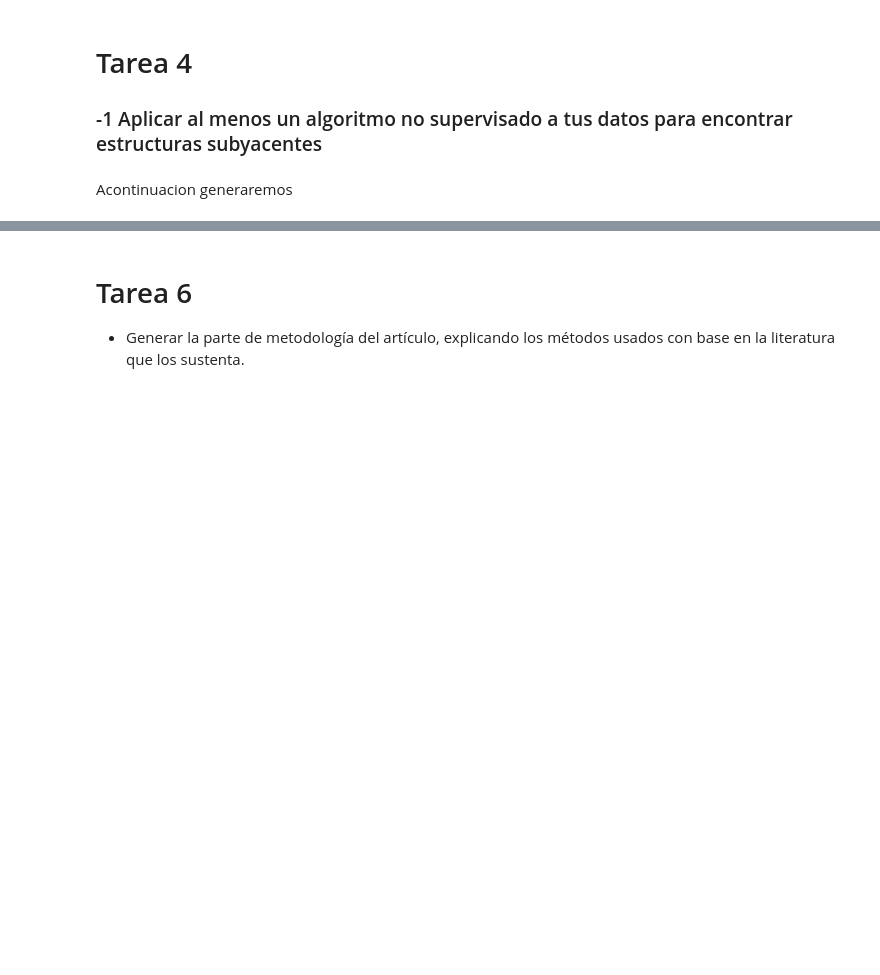
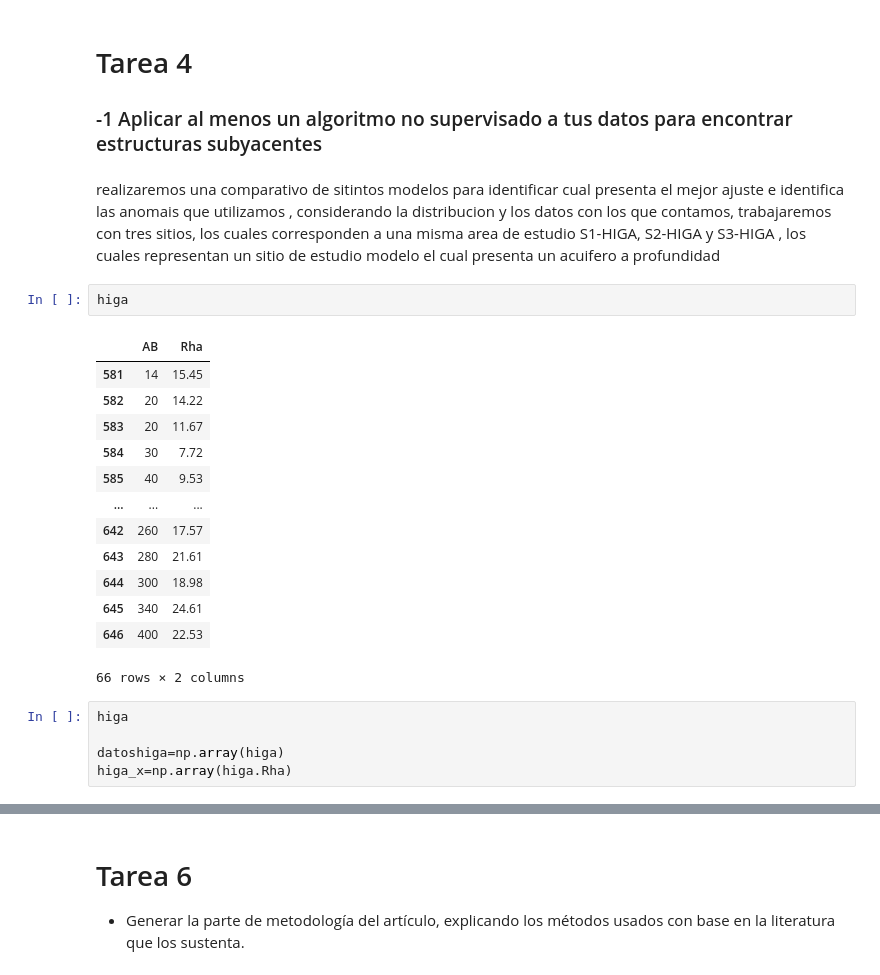
Before and after one commit to JuanJT117/Clase-de-aprendizaje-automatico, a Jupyter notebook: Tareas/Tarea_Aprendizaje_Automatico.ipynb, the cells around one changed output, grey strips where cells are left out. Cells and saved outputs as stored; diff of their text form; blank space fills up the shorter version.

```diff
--- a/Tareas/Tarea_Aprendizaje_Automatico.ipynb
+++ b/Tareas/Tarea_Aprendizaje_Automatico.ipynb
@@ -1032,5 +1077,26 @@ deacuardo a la informacion obtenida es necesario aplicar un filtro pasabajas par
 # Tarea 4
 
 ### -1     Aplicar al menos un algoritmo no supervisado a tus datos para encontrar estructuras subyacentes
-# %% [markdown]
-Acontinuacion generaremos
+# %% [markdown]
+realizaremos una comparativo de sitintos modelos para identificar cual presenta el mejor ajuste e identifica las anomais que utilizamos , considerando la distribucion y los datos con los que contamos, trabajaremos con tres sitios, los cuales corresponden  a una misma area de estudio S1-HIGA, S2-HIGA y S3-HIGA , los cuales representan un sitio de estudio modelo el cual presenta un acuifero a profundidad
+# %%
+higa
+# %% [output]
+|  | AB | Rha |
+| 581 | 14 | 15.45 |
+| 582 | 20 | 14.22 |
+| 583 | 20 | 11.67 |
+| 584 | 30 | 7.72 |
+| 585 | 40 | 9.53 |
+| ... | ... | ... |
+| 642 | 260 | 17.57 |
+| 643 | 280 | 21.61 |
+| 644 | 300 | 18.98 |
+| 645 | 340 | 24.61 |
+| 646 | 400 | 22.53 |
+66 rows × 2 columns
+# %%
+higa
+
+datoshiga=np.array(higa)
+higa_x=np.array(higa.Rha)
```
Also changed, not shown: parts of 7 cells of this notebook, 6 other files.
